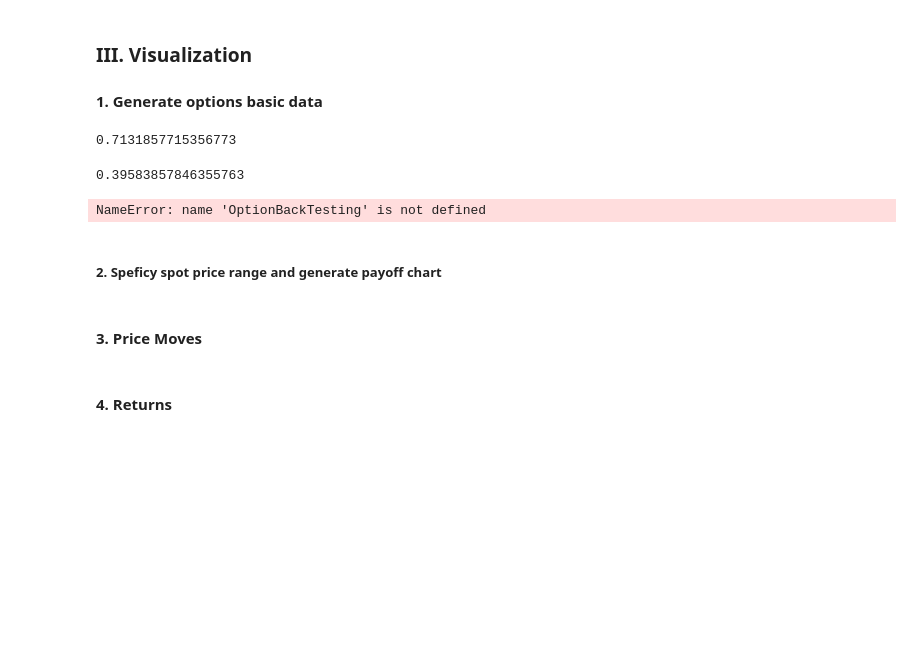
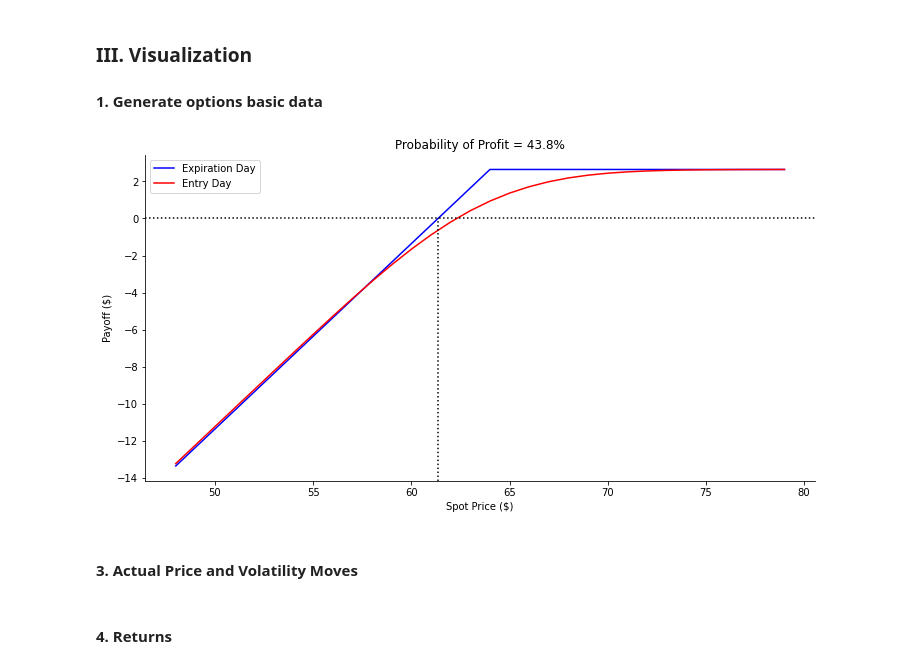
Before and after one commit to chen-albert-liang/Optegic, a Jupyter notebook: BullishStrategy/Test.ipynb, the cells around one changed output. Cells and saved outputs as stored; diff of their text form; code cells hidden in the pictures; blank space fills up the shorter version.

```diff
--- a/BullishStrategy/Test.ipynb
+++ b/BullishStrategy/Test.ipynb
@@ -59,26 +58,16 @@ expiration = [datetime.datetime(2017, 3, 18)]
 #### 4. Option Type & Strike Price Selection
 * Change the strike price to see how it affects the strategy
 # %%
-option_type = ['C']
-action = ['L']
+option_type = ['P']
+action = ['S']
 # strike_price = 55  # At the money
-strike_price = [65]  # Deep in the money
+strike_price = [64]  # Deep in the money
 # strike_price = 65  # Far out of the money
 # %% [markdown]
 ### III. Visualization
 #### 1. Generate options basic data
 # %%
-payoff = GetPayOff(Ticker, strike_price[0], Start_Date, expiration[0], option_type[0], action[0])
+payoff = GetPayOff(Ticker, strike_price[0], entry_date, expiration[0], option_type[0], action[0])
+payoff.plot_payoff()
 # %% [output]
-0.7131857715356773
+[figure, added]
-# %%
-print(payoff.probability_of_profit)
-# %% [output]
-0.39583857846355763
-# %%
-option_data = OptionBackTesting(Ticker, strike_price, expiration, entry_date, exit_date, option_type, action)
-option_price, option_return, underlying_price, underlying_return, trading_days, iv, hv = option_data.generate_data()
-# %% [output]
-NameError: name 'OptionBackTesting' is not defined
-# %% [markdown]
-##### 2. Speficy spot price range and generate payoff chart
@@ -96,5 +74,5 @@ option_return
 # %% [markdown]
 
-#### 3. Price Moves
+#### 3. Actual Price and Volatility Moves
 # %%
 # viz = BackTestingVisualization(trading_days, option_price, underlying_price, option_return, underlying_return, iv,[],[],[],[],[],[])
```
Also changed, not shown: parts of 9 cells of this notebook, 4 other files.
